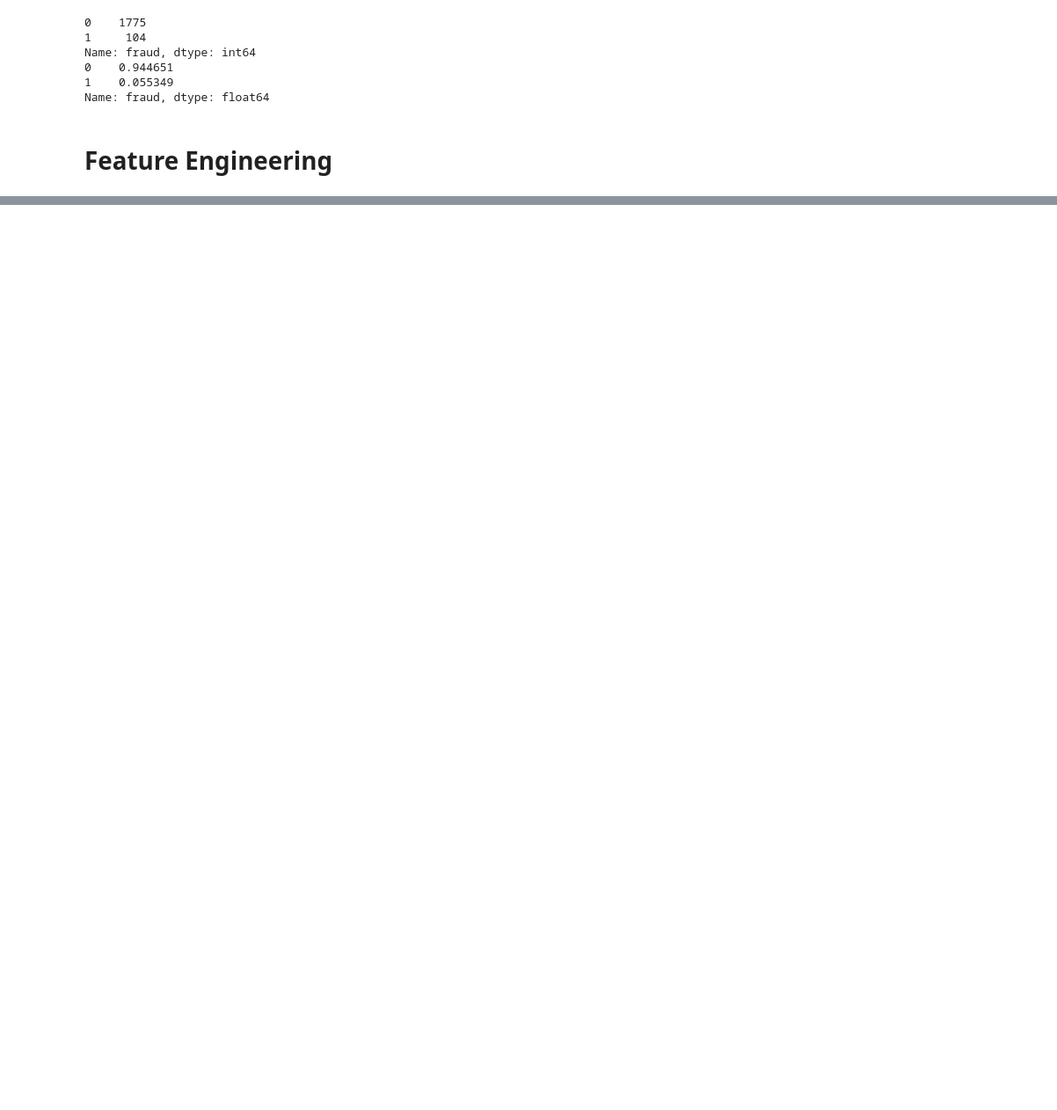
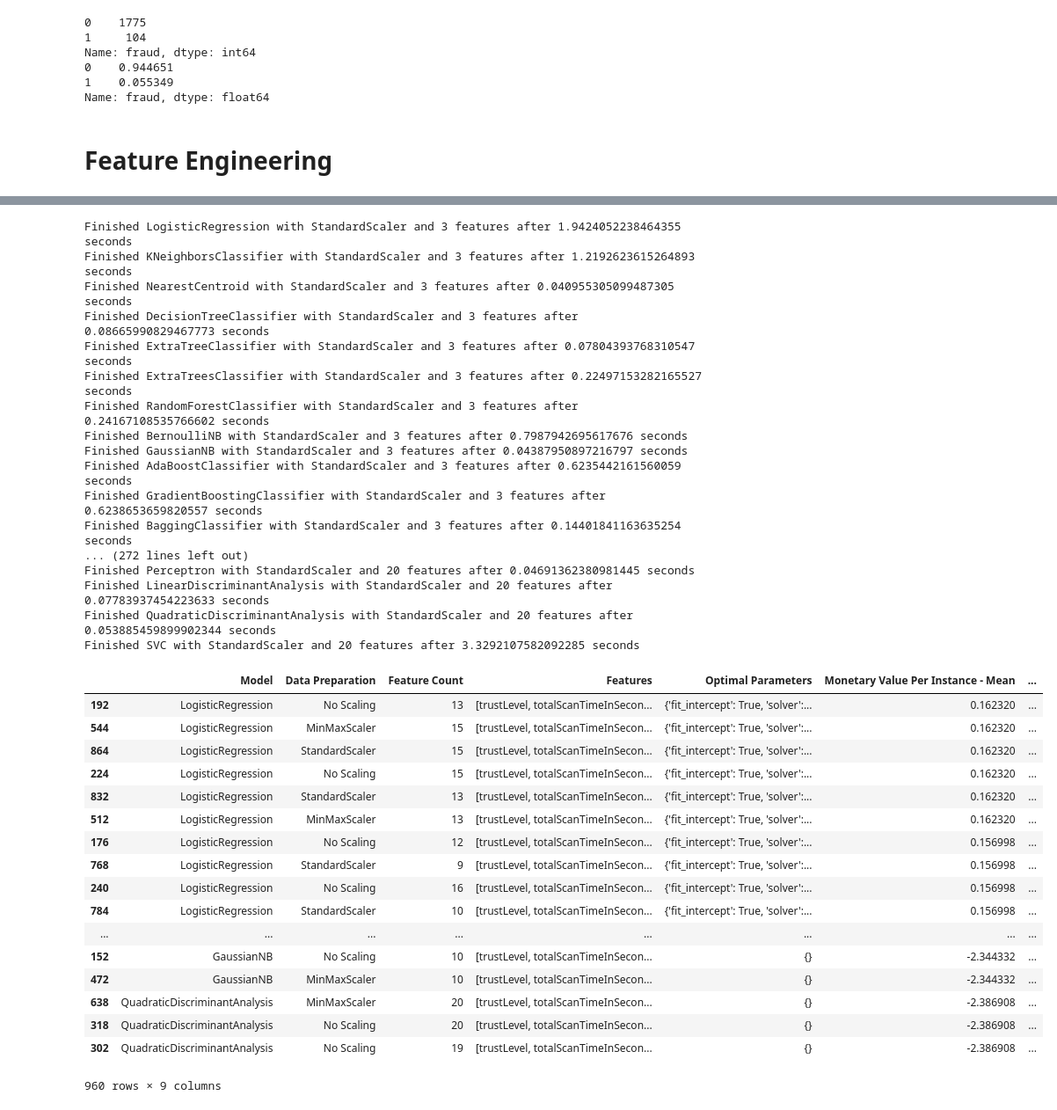
Before and after one commit to anhmt90/data-mining-cup, a Jupyter notebook: models/Model performance comparison - Only Training Set.ipynb, the cells around one changed output, grey strips where cells are left out. Shown at 88% size. Cells and saved outputs as stored; diff of their text form; code cells hidden in the pictures; blank space fills up the shorter version.

```diff
--- a/models/Model performance comparison - Only Training Set.ipynb
+++ b/models/Model performance comparison - Only Training Set.ipynb
@@ -340,16 +325,14 @@ from sklearn.feature_selection import f_classif
 from sklearn.preprocessing import MinMaxScaler
 from sklearn.preprocessing import StandardScaler
 
-pd.DataFrame(feature_scaler.fit_transform(train.values), columns=train.columns, index=train.index)
-
-result_table = pd.DataFrame(columns=["Model", "Data Preparation", "Feature Count", "Features", "Optimal Parameters", "Monetary Value Per Instance - Mean", "Monetary Value Per Instance - Standard Deviation", "Raw Model"])
+result_table = pd.DataFrame(columns=["Model", "Data Preparation", "Feature Count", "Features", "Optimal Parameters", "Monetary Value Per Instance - Mean", "Monetary Value Per Instance - Standard Deviation", "Time needed", "Raw Model"])
 
 
 # three types of data preparation: No preparation, MaxMinScaler, StandardScaler
 for data_preparation_step in range(1,4):
     if (data_preparation_step == 1):
         X_scaled = X
-        data_preparation = "None"
+        data_preparation = "No Scaling"
     elif (data_preparation_step == 2):
         feature_scaler = MinMaxScaler()
         feature_scaler.fit_transform(X.values)
@@ -363,7 +346,9 @@ for data_preparation_step in range(1,4):
 
     for feature_count in range(1,len(list(X))+1):
 
-        for model in model_tuning_factory_temp:   # replace with GridSearch for greater accuracy
+        for model in model_tuning_factory:   # replace with model_tuning_factory_randomized for faster results
+
+            start_time = time.time()
 
             best_features = SelectKBest(f_classif, k=feature_count).fit(X_scaled,Y)
             best_feature_list = X.columns[best_features.get_support()]
@@ -375,12 +360,9 @@ for data_preparation_step in range(1,4):
             score_mean = model.cv_results_['mean_test_score'][model.best_index_]
             score_std = model.cv_results_['std_test_score'][model.best_index_]
 
-            print("Finished " + model.best_estimator_.__class__.__name__ + " with " + data_preparation + " and " + str(feature_count) + " features")
+            end_time = time.time()
 
-    #  print("Finished " + model.__class__.__name__ + " with " + str(feature_count) + " features:" + " after " + str(time.time() - t) + " seconds")
-    #  print("Monetary Value Per Instance - Mean " + str(score_mean))
-    #  print("Monetary Value Per Instance - Standard Deviation " + str(score_std))
-    #  print("")
+            print("Finished " + model.best_estimator_.__class__.__name__ + " with " + data_preparation + " and " + str(feature_count) + " features after " + str(end_time - start_time) + " seconds")
 
             result_table = result_table.append({
              "Model": model_name,
@@ -390,6 +372,7 @@ for data_preparation_step in range(1,4):
              "Optimal Parameters": model.best_params_,
              "Monetary Value Per Instance - Mean":  score_mean,
              "Monetary Value Per Instance - Standard Deviation": score_std,
+             "Time needed": end_time - start_time,
              "Raw Model": model.best_estimator_
               }, ignore_index=True)
 
@@ -399,0 +432,35 @@ Finished LogisticRegression with None and 1 features
+Finished LogisticRegression with StandardScaler and 3 features after 1.9424052238464355 seconds
+Finished KNeighborsClassifier with StandardScaler and 3 features after 1.2192623615264893 seconds
+Finished NearestCentroid with StandardScaler and 3 features after 0.040955305099487305 seconds
+Finished DecisionTreeClassifier with StandardScaler and 3 features after 0.08665990829467773 seconds
+Finished ExtraTreeClassifier with StandardScaler and 3 features after 0.07804393768310547 seconds
+Finished ExtraTreesClassifier with StandardScaler and 3 features after 0.22497153282165527 seconds
+Finished RandomForestClassifier with StandardScaler and 3 features after 0.24167108535766602 seconds
+Finished BernoulliNB with StandardScaler and 3 features after 0.7987942695617676 seconds
+Finished GaussianNB with StandardScaler and 3 features after 0.04387950897216797 seconds
+Finished AdaBoostClassifier with StandardScaler and 3 features after 0.6235442161560059 seconds
+Finished GradientBoostingClassifier with StandardScaler and 3 features after 0.6238653659820557 seconds
+Finished BaggingClassifier with StandardScaler and 3 features after 0.14401841163635254 seconds
+... (272 lines left out)
+Finished Perceptron with StandardScaler and 20 features after 0.04691362380981445 seconds
+Finished LinearDiscriminantAnalysis with StandardScaler and 20 features after 0.07783937454223633 seconds
+Finished QuadraticDiscriminantAnalysis with StandardScaler and 20 features after 0.053885459899902344 seconds
+Finished SVC with StandardScaler and 20 features after 3.3292107582092285 seconds
+|  | Model | Data Preparation | Feature Count | Features | Optimal Parameters | Monetary Value Per Instance - Mean | ... |
+| 192 | LogisticRegression | No Scaling | 13 | [trustLevel, totalScanTimeInSecon... | {'fit_intercept': True, 'solver':... | 0.162320 | ... |
+| 544 | LogisticRegression | MinMaxScaler | 15 | [trustLevel, totalScanTimeInSecon... | {'fit_intercept': True, 'solver':... | 0.162320 | ... |
+| 864 | LogisticRegression | StandardScaler | 15 | [trustLevel, totalScanTimeInSecon... | {'fit_intercept': True, 'solver':... | 0.162320 | ... |
+| 224 | LogisticRegression | No Scaling | 15 | [trustLevel, totalScanTimeInSecon... | {'fit_intercept': True, 'solver':... | 0.162320 | ... |
+| 832 | LogisticRegression | StandardScaler | 13 | [trustLevel, totalScanTimeInSecon... | {'fit_intercept': True, 'solver':... | 0.162320 | ... |
+| 512 | LogisticRegression | MinMaxScaler | 13 | [trustLevel, totalScanTimeInSecon... | {'fit_intercept': True, 'solver':... | 0.162320 | ... |
+| 176 | LogisticRegression | No Scaling | 12 | [trustLevel, totalScanTimeInSecon... | {'fit_intercept': True, 'solver':... | 0.156998 | ... |
+| 768 | LogisticRegression | StandardScaler | 9 | [trustLevel, totalScanTimeInSecon... | {'fit_intercept': True, 'solver':... | 0.156998 | ... |
+| 240 | LogisticRegression | No Scaling | 16 | [trustLevel, totalScanTimeInSecon... | {'fit_intercept': True, 'solver':... | 0.156998 | ... |
+| 784 | LogisticRegression | StandardScaler | 10 | [trustLevel, totalScanTimeInSecon... | {'fit_intercept': True, 'solver':... | 0.156998 | ... |
+| ... | ... | ... | ... | ... | ... | ... | ... |
+| 152 | GaussianNB | No Scaling | 10 | [trustLevel, totalScanTimeInSecon... | {} | -2.344332 | ... |
+| 472 | GaussianNB | MinMaxScaler | 10 | [trustLevel, totalScanTimeInSecon... | {} | -2.344332 | ... |
+| 638 | QuadraticDiscriminantAnalysis | MinMaxScaler | 20 | [trustLevel, totalScanTimeInSecon... | {} | -2.386908 | ... |
+| 318 | QuadraticDiscriminantAnalysis | No Scaling | 20 | [trustLevel, totalScanTimeInSecon... | {} | -2.386908 | ... |
+| 302 | QuadraticDiscriminantAnalysis | No Scaling | 19 | [trustLevel, totalScanTimeInSecon... | {} | -2.386908 | ... |
+960 rows × 9 columns
```
Also changed, not shown: parts of 10 cells of this notebook.
